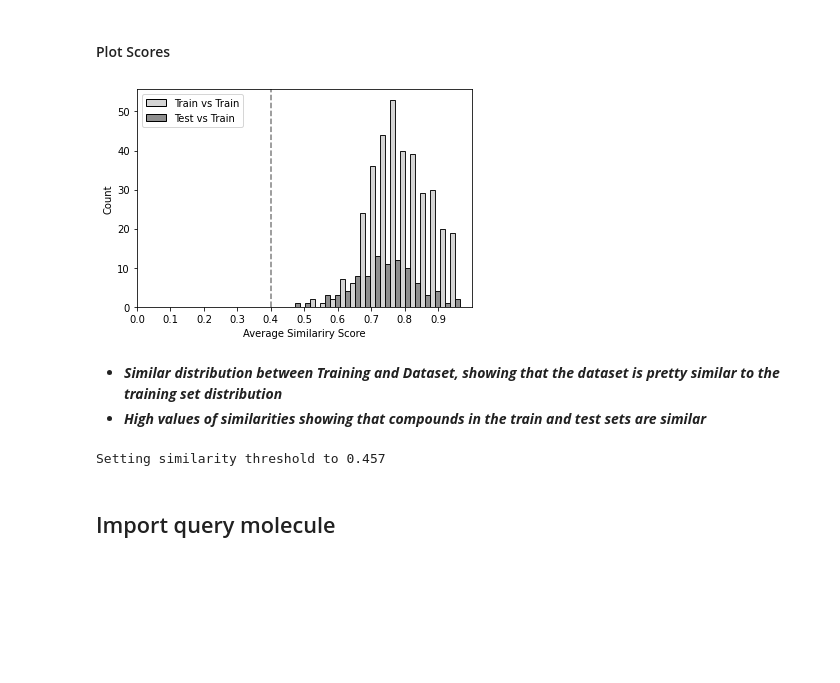
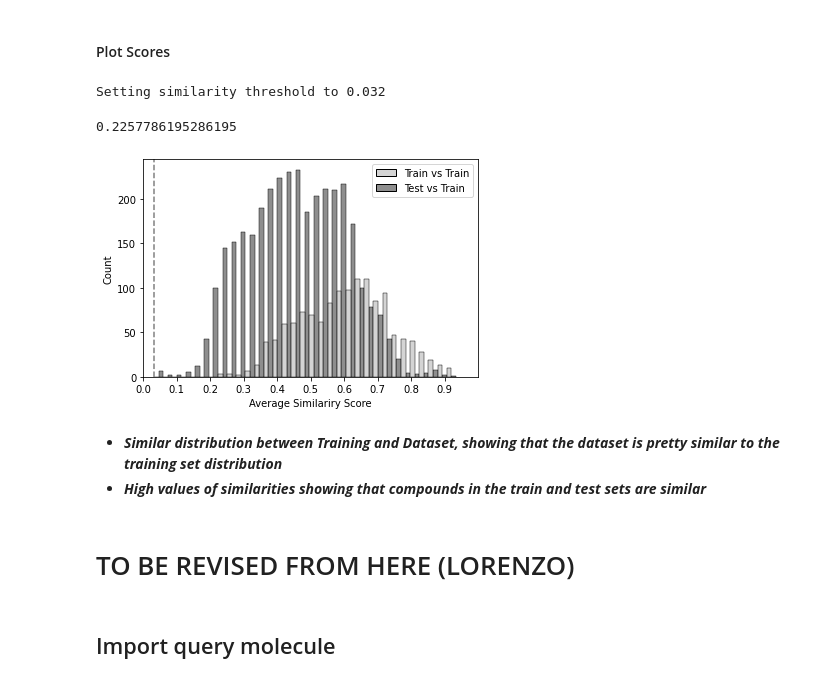
Before and after one commit to lorenzopallante/VirtuousMultiTaste, a Jupyter notebook: notebook/ApplicabilityDonain.ipynb, the cells around one changed output. Saved outputs shown, nothing was run; the diff lists cells and outputs as text; code cells hidden in the pictures; blank space fills up the shorter version.

```diff
--- a/notebook/ApplicabilityDonain.ipynb
+++ b/notebook/ApplicabilityDonain.ipynb
@@ -57,11 +86,14 @@ Number of non-umami compounds in the testing  set: 62
 # %%
-UmamiDB_train = UmamiDB_train.reset_index()
-UmamiDB_test  = UmamiDB_test.reset_index()
+DB_train = DB_train.reset_index()
+DB_test  = DB_test.reset_index()
 # %% [markdown]
 ## Define the Applicability Domain of Umami DB
 # %%
-AD_train = Virtuous.DefineAD(UmamiDB_train, smile_field="Parent_SMILES", output_filename="umami_AD_train.pkl")
-AD = Virtuous.DefineAD(UmamiDB, smile_field="Parent_SMILES", output_filename="umami_AD.pkl")
+AD_train_file = src_path + os.sep + "fourtaste_AD_train.pkl"
+AD_file = src_path + os.sep + "fourtaste_AD.pkl"
+
+AD_train = Virtuous.DefineAD(DB_train, smile_field="Parent_SMILES", output_filename=AD_train_file)
+AD = Virtuous.DefineAD(DB, smile_field="Parent_SMILES", output_filename=AD_file)
 # %% [markdown]
 #### Define number of neighbors
 # %%
@@ -75,10 +107,10 @@ metric = "tanimoto"
 train_scores = []
 
 # cycle over the Umami DB
-for i in tqdm(range(len(UmamiDB_train))):
+for i in tqdm(range(len(DB_train))):
 
-    # calculate §average similarity score of all umami compounds with the umami AD
-    test, score, sim_smiles = Virtuous.TestAD(UmamiDB_train.Parent_SMILES[i], filename="umami_AD_train.pkl", verbose = False, neighbors = vicini, metric=metric)
+    # calculate the average similarity score of all compounds with the umami AD
+    test, score, sim_smiles = Virtuous.TestAD(DB_train.Parent_SMILES[i], filename=AD_train_file, verbose = False, neighbors = vicini, metric=metric)
     train_scores.append(score)
 # %% [markdown]
 #### Training-Testing comparison
@@ -86,10 +118,10 @@ for i in tqdm(range(len(UmamiDB_train))):
 test_scores = []
 
 # cycle over the Umami DB
-for i in tqdm(range(len(UmamiDB_test))):
+for i in tqdm(range(len(DB_test))):
 
     # calculate §average similarity score of all umami compounds with the umami AD
-    test, score, sim_smiles = Virtuous.TestAD(UmamiDB_test.Parent_SMILES[i], filename="umami_AD_train.pkl", verbose = False, neighbors = vicini, metric = metric)
+    test, score, sim_smiles = Virtuous.TestAD(DB_test.Parent_SMILES[i], filename=AD_train_file, verbose = False, neighbors = vicini, metric = metric)
     test_scores.append(score)
 # %% [markdown]
 #### Plot Scores
@@ -103,28 +135,33 @@ all_index   = index_train + index_test
 df = pd.DataFrame()
 df["data"] = all_scores
 df["index"] = all_index
+
+threshold = np.min(all_scores)
+print ("Setting similarity threshold to %.3f" %threshold)
+# %% [output]
+Setting similarity threshold to 0.032
+# %%
+np.min(train_scores)
+# %% [output]
+0.2257786195286195
 # %%
 g = sns.histplot(data = df, x = "data", hue = "index", palette="Greys", multiple="dodge", shrink=1, stat = 'count')
 g.legend_.set_title(None)
-#plt.axvline(np.min(all_scores), 0, 60 , color='k', linestyle = '--')
-plt.axvline(0.4, 0, 60 , color='grey', linestyle = '--')
+plt.axvline(threshold, 0, 60 , color='grey', linestyle = '--')
 plt.xlabel("Average Similariry Score")
 plt.xlim(0,1)
 plt.xticks(np.arange(0, 1, step=0.1))
-plt.savefig("AD_Train_vs_Test.png", dpi=300)
+plt.savefig(data_path + "AD_Train_vs_Test.png", dpi=300)
 plt.show()
 # %% [output]
-[figure, old version]
+[figure, new version]
 # %% [markdown]
 - ***Similar distribution between Training and Dataset, showing that the dataset is pretty similar to the training set distribution***
 - ***High values of similarities showing that compounds in the train and test sets are similar***
-# %%
-threshold = np.min(all_scores)
-print ("Setting similarity threshold to %.3f" %threshold)
-# %% [output]
-Setting similarity threshold to 0.457
 # %%
 threshold = 0.4
+# %% [markdown]
+# TO BE REVISED FROM HERE (LORENZO)
 # %% [markdown]
 ## Import query molecule
 # %%
```
Also changed, not shown: parts of 11 cells of this notebook.
